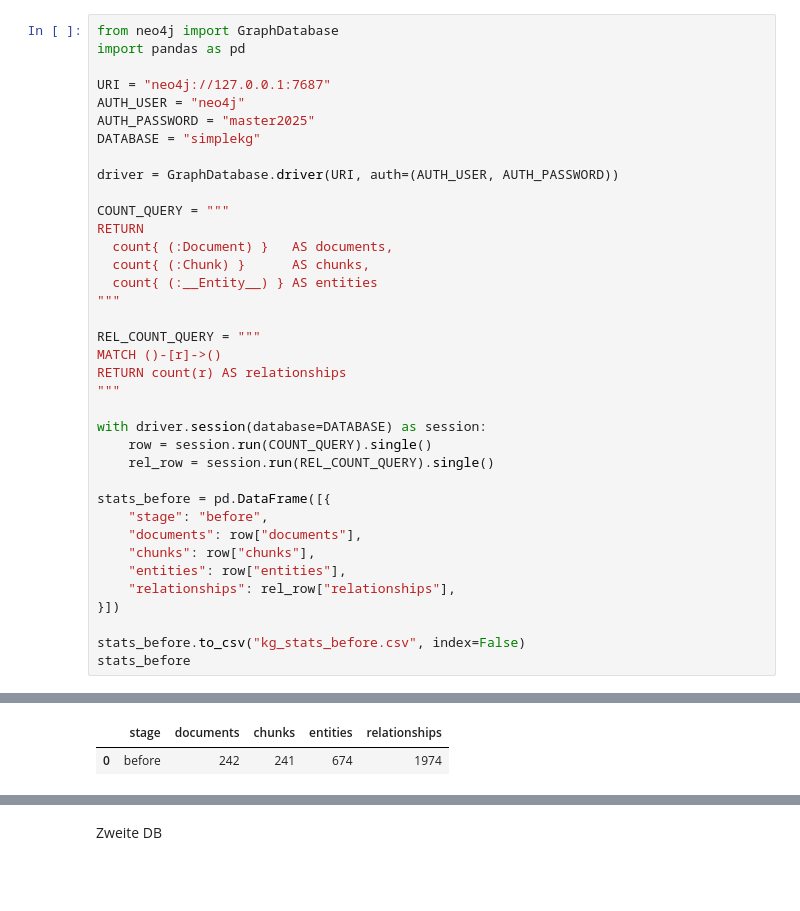
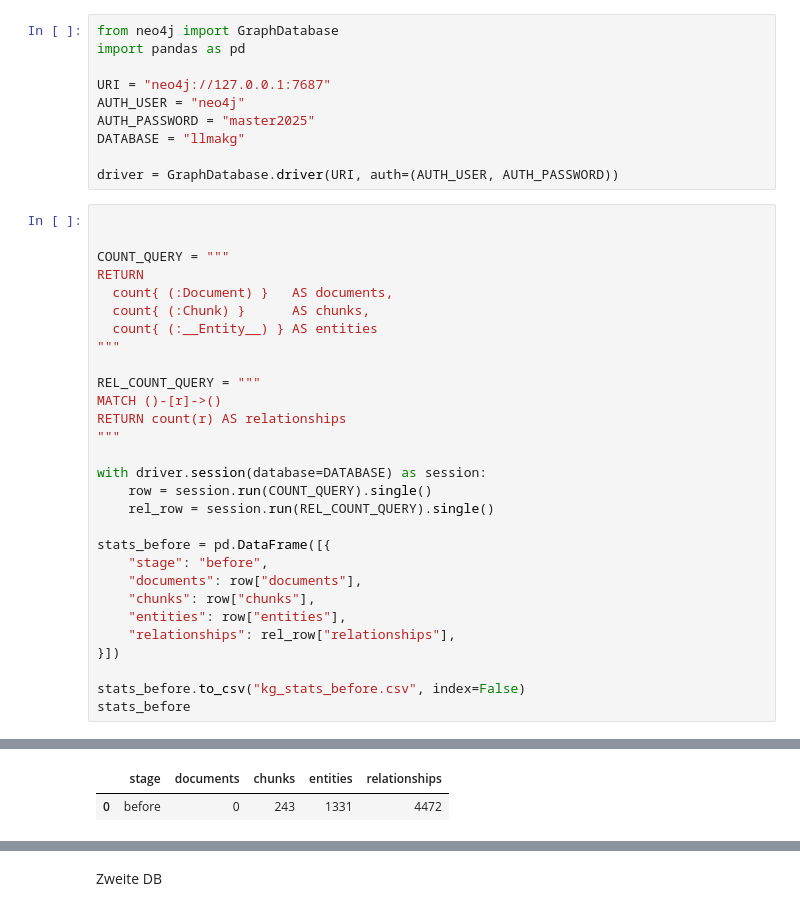
Before and after one commit to nasibatuychieva/master_thesis-rag, a Jupyter notebook: main/knowledge_graph/build_communities/nb_entity_before_after.ipynb, the cells around one changed output, grey strips where cells are left out. Drawn from its saved outputs; the diff is of its cells as text; blank space fills up the shorter version.

```diff
--- a/main/knowledge_graph/build_communities/nb_entity_before_after.ipynb
+++ b/main/knowledge_graph/build_communities/nb_entity_before_after.ipynb
@@ -1,13 +1,15 @@
+# %%
+from neo4j import GraphDatabase
+import pandas as pd
+
+URI = "neo4j://127.0.0.1:7687"
+AUTH_USER = "neo4j"
+AUTH_PASSWORD = "master2025"
+DATABASE = "llmakg"
+
+driver = GraphDatabase.driver(URI, auth=(AUTH_USER, AUTH_PASSWORD))
 # %%
-from neo4j import GraphDatabase
-import pandas as pd
 
-URI = "neo4j://127.0.0.1:7687"
-AUTH_USER = "neo4j"
-AUTH_PASSWORD = "master2025"
-DATABASE = "simplekg"
-
-driver = GraphDatabase.driver(URI, auth=(AUTH_USER, AUTH_PASSWORD))
 
 COUNT_QUERY = """
 RETURN
@@ -39,5 +42,5 @@ stats_before
 |  | stage | documents | chunks | entities | relationships |
-| 0 | before | 242 | 241 | 674 | 1974 |
+| 0 | before | 0 | 243 | 1331 | 4472 |
 # %%
 with driver.session(database=DATABASE) as session:
     row = session.run(COUNT_QUERY).single()
```
Also changed, not shown: parts of 17 cells of this notebook, 38 other files.
